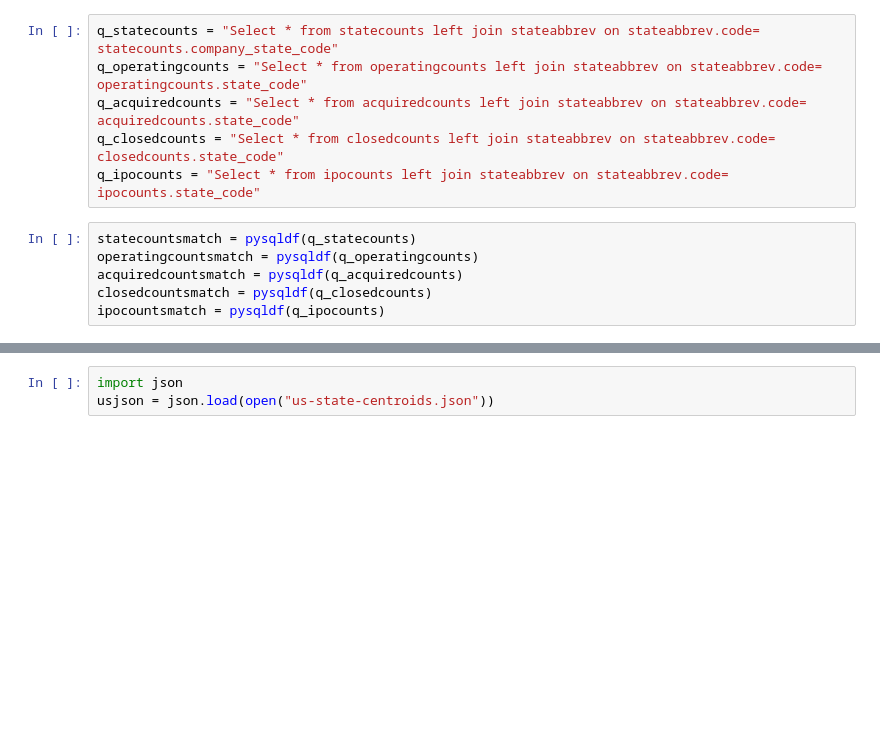
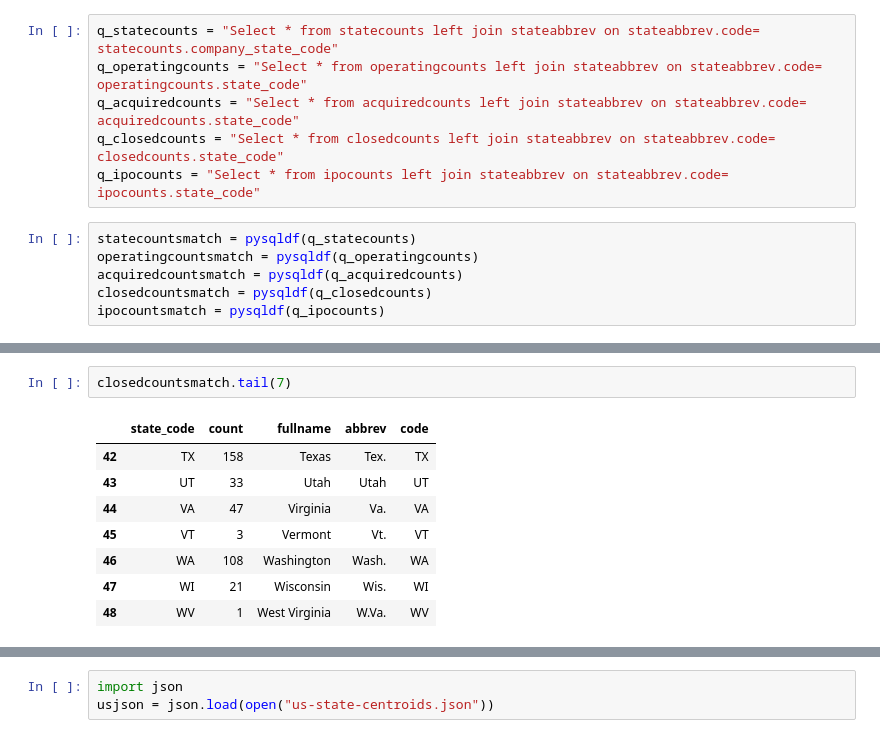
Before and after one commit to McnultyOne/octo-parakeet, a Jupyter notebook: mappingUSstates/MappingCities.ipynb, the cells around one changed output, grey strips where cells are left out. Saved outputs shown, nothing was run; the diff lists cells and outputs as text; blank space fills up the shorter version.

```diff
--- a/mappingUSstates/MappingCities.ipynb
+++ b/mappingUSstates/MappingCities.ipynb
@@ -163,0 +170,11 @@ matched.tail(7)
+# %%
+closedcountsmatch.tail(7)
+# %% [output]
+|  | state_code | count | fullname | abbrev | code |
+| 42 | TX | 158 | Texas | Tex. | TX |
+| 43 | UT | 33 | Utah | Utah | UT |
+| 44 | VA | 47 | Virginia | Va. | VA |
+| 45 | VT | 3 | Vermont | Vt. | VT |
+| 46 | WA | 108 | Washington | Wash. | WA |
+| 47 | WI | 21 | Wisconsin | Wis. | WI |
+| 48 | WV | 1 | West Virginia | W.Va. | WV |
```
Also changed, not shown: parts of 38 cells of this notebook, 25 other files.
